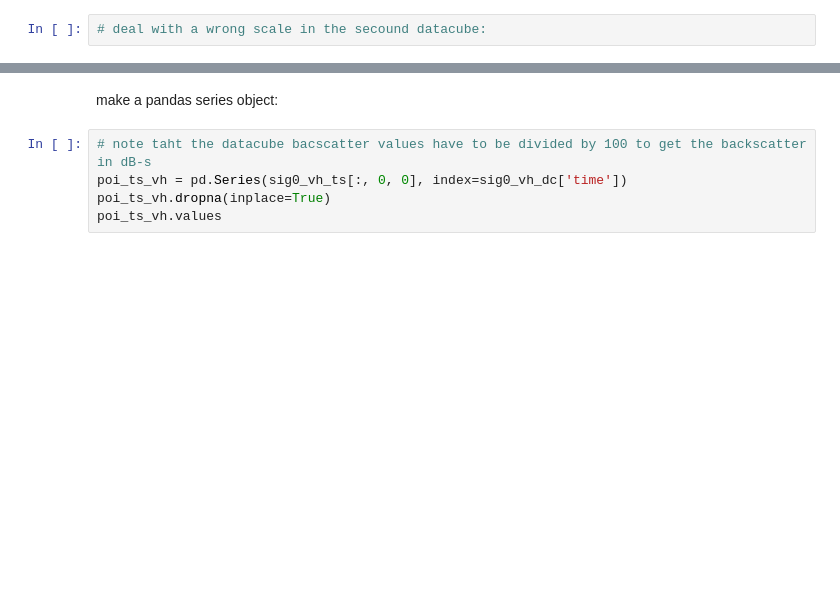
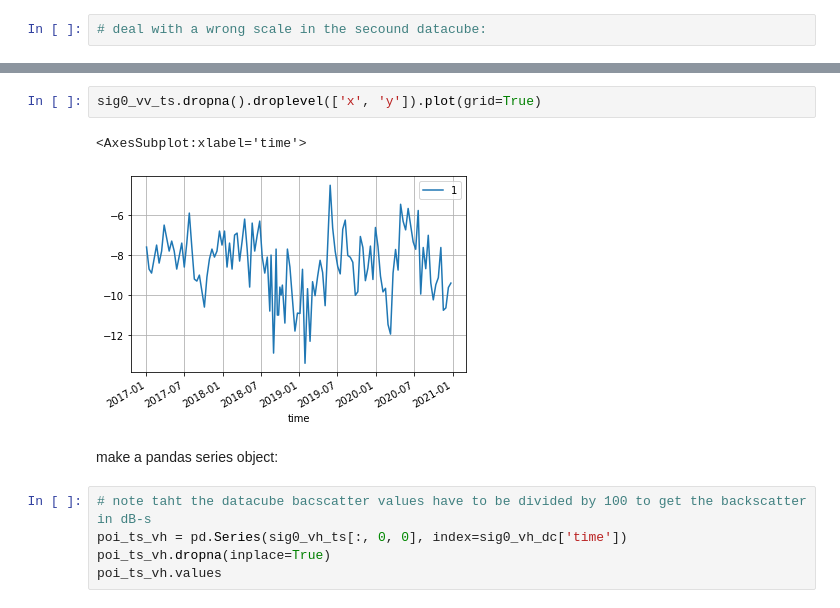
Before and after one commit to c-scale-community/use-case-return, a Jupyter notebook: plot_ts_yeoda.ipynb, the cells around one changed output, grey strips where cells are left out. Drawn from its saved outputs; the diff is of its cells as text; blank space fills up the shorter version.

```diff
--- a/plot_ts_yeoda.ipynb
+++ b/plot_ts_yeoda.ipynb
@@ -90,3 +95,8 @@ sig0_vv_ts[sig0_vv_ts < -50] = sig0_vv_ts[sig0_vv_ts < -50] / 10.
+# %%
+sig0_vv_ts.dropna().droplevel(['x', 'y']).plot(grid=True)
+# %% [output]
+<AxesSubplot:xlabel='time'>
+[figure, added]
 # %% [markdown]
 make a pandas series object:
 # %%
```
Also changed, not shown: parts of 5 cells of this notebook, 3 other files.
